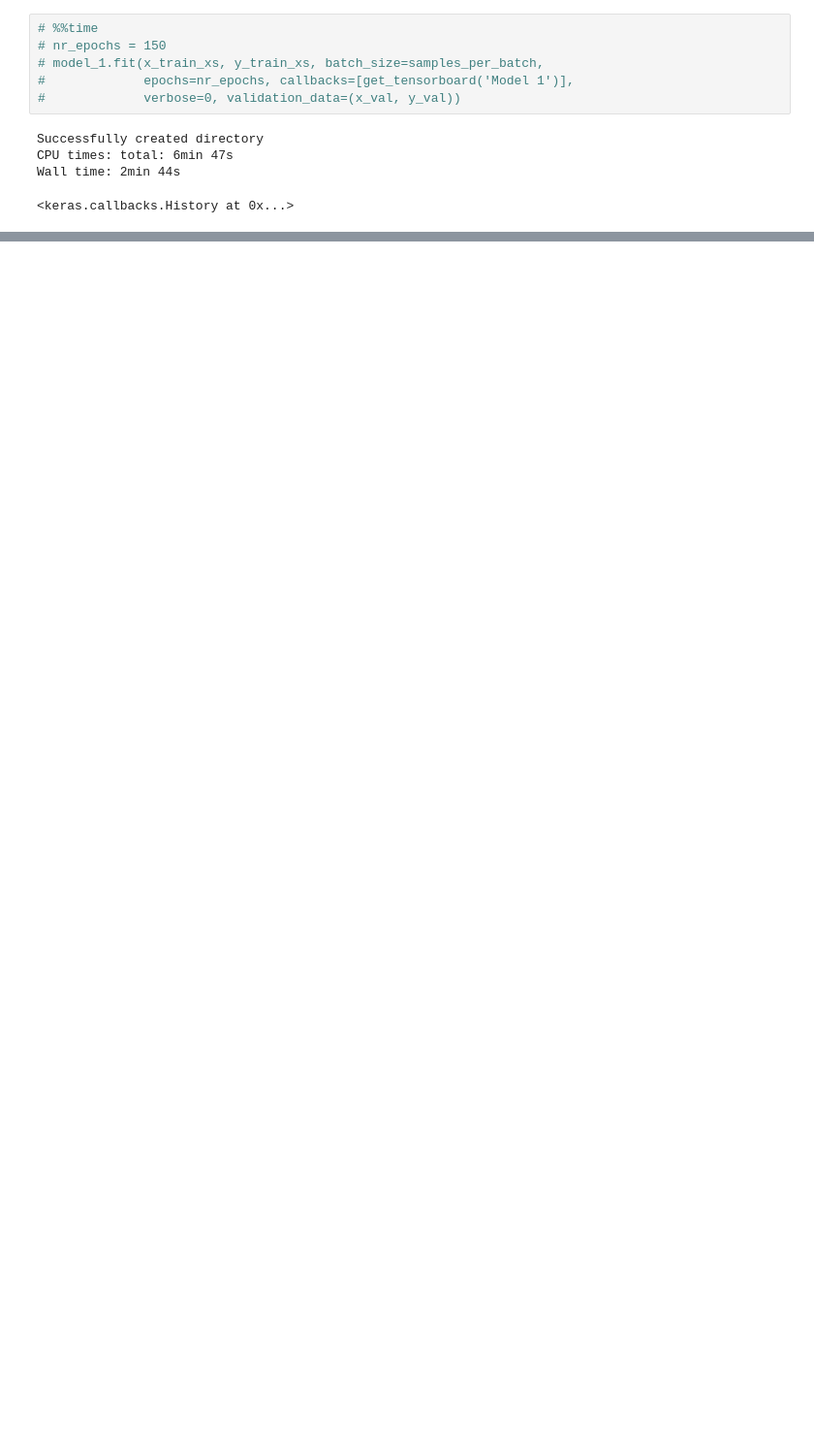
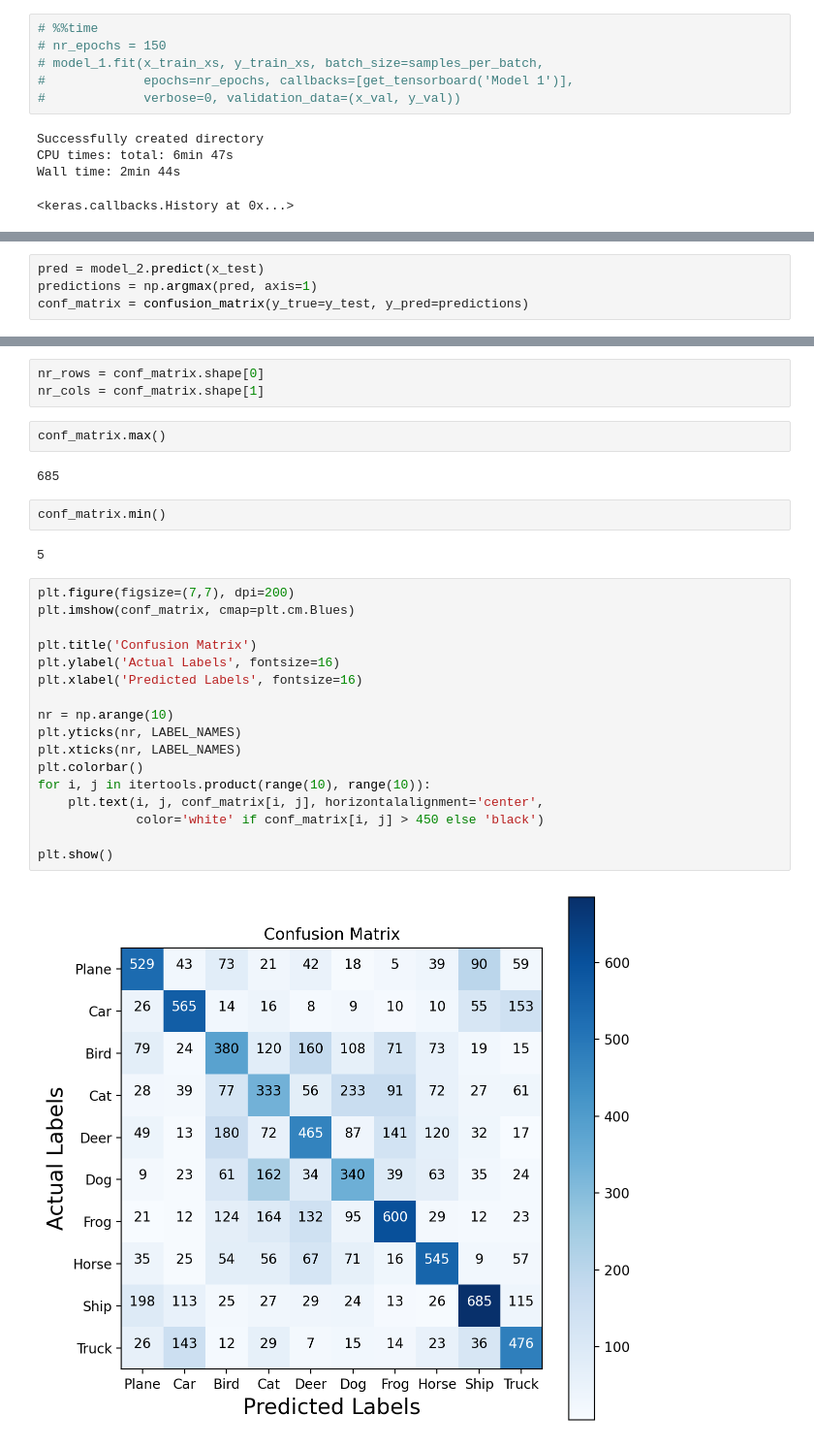
Before and after one commit to psycode99/image_classification_neural_net, a Jupyter notebook: Neural Networks - Keras CIFAR10 Classification.ipynb, the cells around one changed output, grey strips where cells are left out. Shown: that part at 97% size. Saved outputs shown, nothing was run; the diff lists cells and outputs as text; blank space fills up the shorter version.

Commit message:
evaluation - confusion matrix, precision, recall & f score metrics

```diff
--- a/Neural Networks - Keras CIFAR10 Classification.ipynb
+++ b/Neural Networks - Keras CIFAR10 Classification.ipynb
@@ -344,0 +383,4 @@ for x in range(10):
+# %%
+pred = model_2.predict(x_test)
+predictions = np.argmax(pred, axis=1)
+conf_matrix = confusion_matrix(y_true=y_test, y_pred=predictions)
@@ -344,0 +393,30 @@ for x in range(10):
+# %%
+nr_rows = conf_matrix.shape[0]
+nr_cols = conf_matrix.shape[1]
+# %%
+conf_matrix.max()
+# %% [output]
+685
+# %%
+conf_matrix.min()
+# %% [output]
+5
+# %%
+plt.figure(figsize=(7,7), dpi=200)
+plt.imshow(conf_matrix, cmap=plt.cm.Blues)
+
+plt.title('Confusion Matrix')
+plt.ylabel('Actual Labels', fontsize=16)
+plt.xlabel('Predicted Labels', fontsize=16)
+
+nr = np.arange(10)
+plt.yticks(nr, LABEL_NAMES)
+plt.xticks(nr, LABEL_NAMES)
+plt.colorbar()
+for i, j in itertools.product(range(10), range(10)):
+    plt.text(i, j, conf_matrix[i, j], horizontalalignment='center',
+             color='white' if conf_matrix[i, j] > 450 else 'black')
+
+plt.show()
+# %% [output]
+[figure, added]
```
Also changed, not shown: parts of 52 cells of this notebook, 10 other files.
